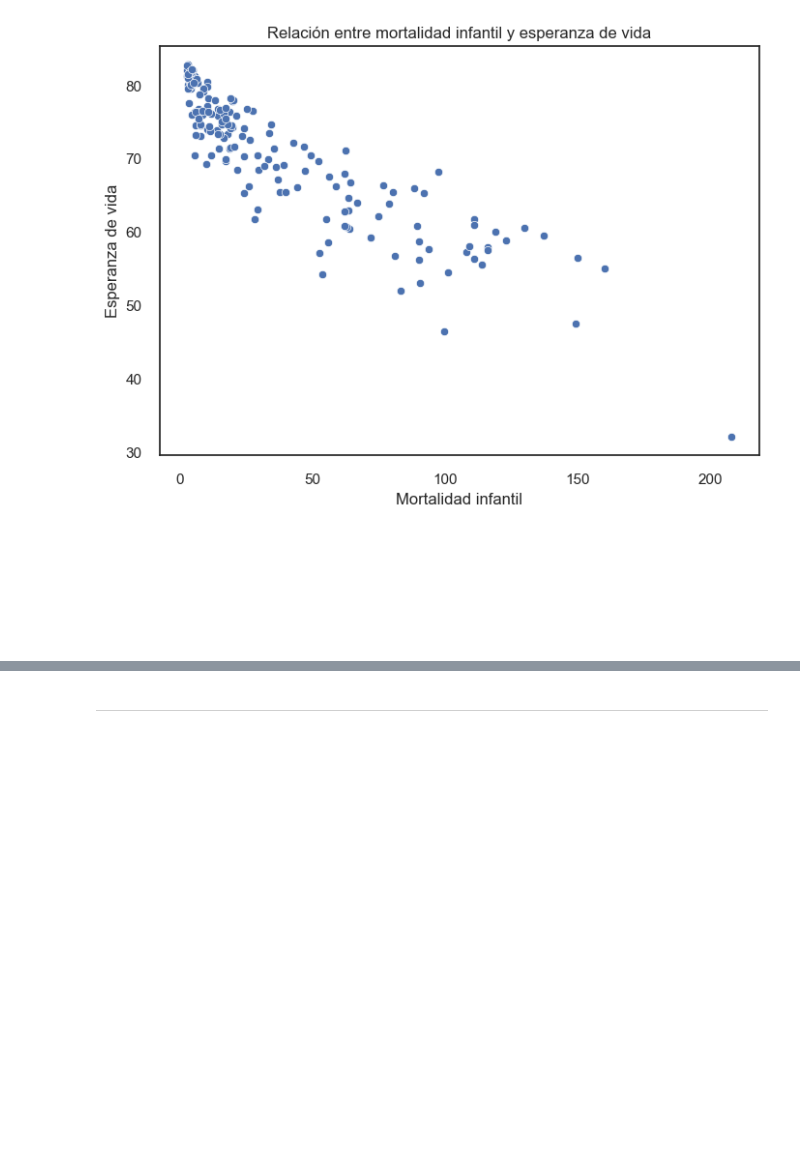
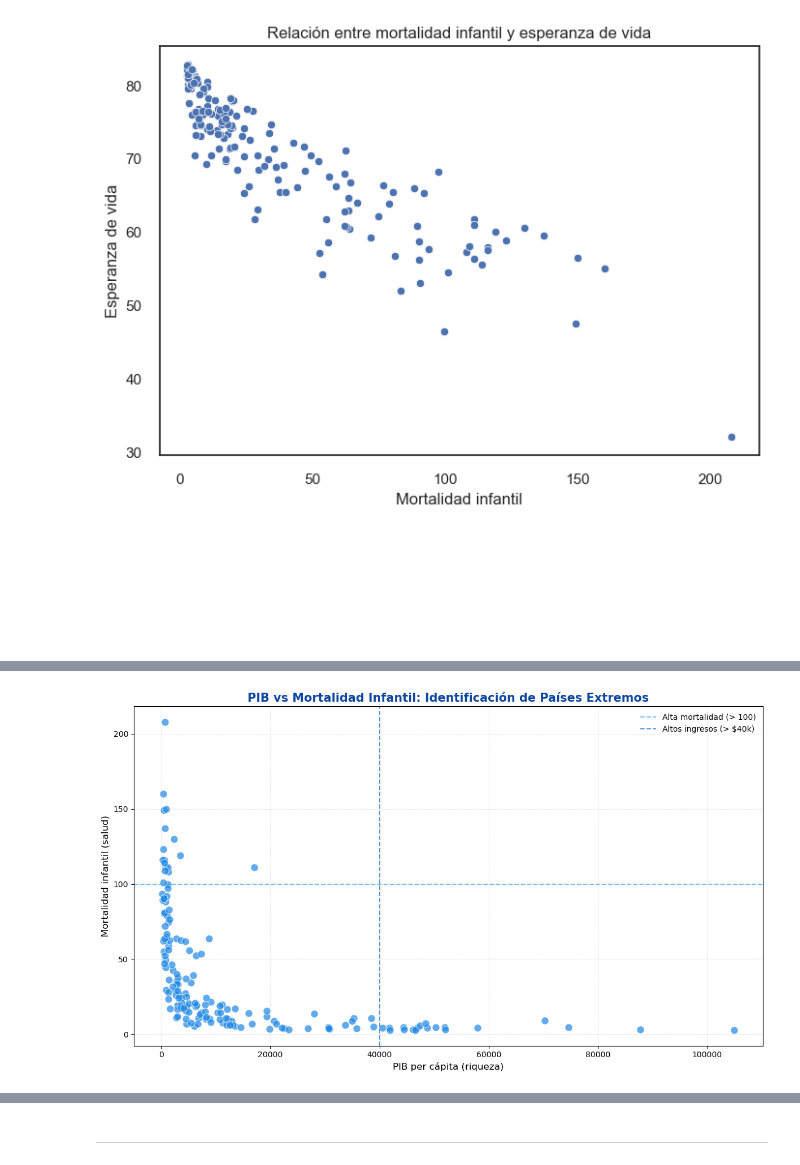
Before and after one commit to nickiiinicole/proyecto-paises-necesitados-ML, a Jupyter notebook: FinalProjectUD3.ipynb, the cells around one changed output, grey strips where cells are left out. Saved outputs shown, nothing was run; the diff lists cells and outputs as text; code cells hidden in the pictures; blank space fills up the shorter version.

```diff
--- a/FinalProjectUD3.ipynb
+++ b/FinalProjectUD3.ipynb
@@ -490,0 +553,48 @@ plt.show()
+# %%
+plt.figure(figsize=(12, 7), facecolor='white')
+
+# Scatter en tonos azules
+sns.scatterplot(
+    data=df_paises,
+    x='pib',
+    y='mort_inf',
+    alpha=0.7,
+    s=90,
+    color='#1e88e5',   # azul principal
+    edgecolor='white'
+)
+
+plt.title(
+    'PIB vs Mortalidad Infantil: Identificación de Países Extremos',
+    fontsize=15,
+    color='#0d47a1',
+    weight='bold'
+)
+
+plt.xlabel('PIB per cápita (riqueza)', fontsize=12)
+plt.ylabel('Mortalidad infantil (salud)', fontsize=12)
+
+# Líneas de referencia en tonos azules
+plt.axhline(
+    y=100,
+    color='#42a5f5',
+    linestyle='--',
+    alpha=0.7,
+    label='Alta mortalidad (> 100)'
+)
+
+plt.axvline(
+    x=40000,
+    color='#1565c0',
+    linestyle='--',
+    alpha=0.7,
+    label='Altos ingresos (> $40k)'
+)
+
+plt.legend(frameon=False)
+plt.grid(True, linestyle='--', alpha=0.3)
+
+plt.tight_layout()
+plt.show()
+# %% [output]
+[figure, added]
```
Also changed, not shown: parts of 7 cells of this notebook.
